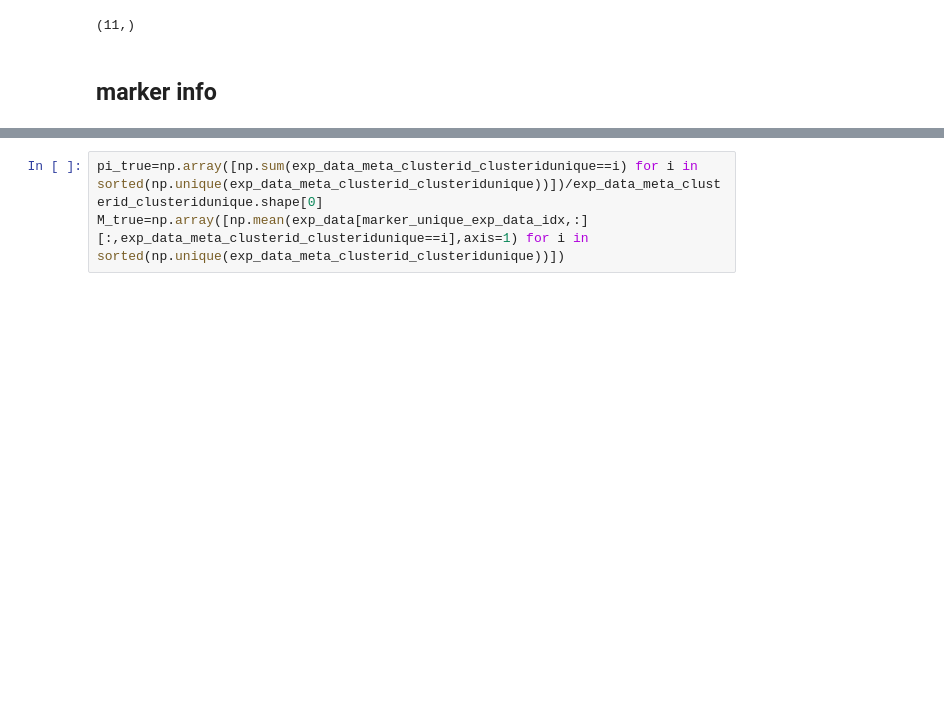
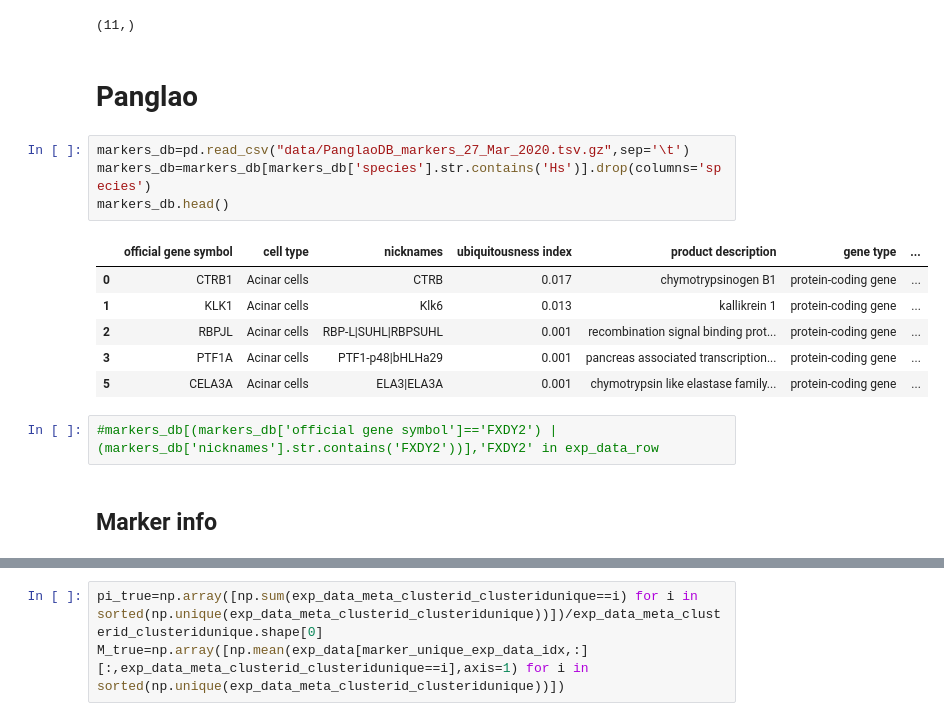
Before and after one commit to ch6845/dynamic-cell-classifier, a Jupyter notebook: 3_DCC.ipynb, the cells around one changed output, grey strips where cells are left out. Cells and saved outputs as stored; diff of their text form; blank space fills up the shorter version.

```diff
--- a/3_DCC.ipynb
+++ b/3_DCC.ipynb
@@ -63,6 +63,21 @@ clusterid_to_clustername[1]=clusterid_to_clustername[1].str.replace(' ','_')
 len(clusterid_to_clustername[1].unique()),
 # %% [output]
 (11,)
+# %% [markdown]
+# Panglao
+# %%
+markers_db=pd.read_csv("data/PanglaoDB_markers_27_Mar_2020.tsv.gz",sep='\t')
+markers_db=markers_db[markers_db['species'].str.contains('Hs')].drop(columns='species')
+markers_db.head()
+# %% [output]
+|  | official gene symbol | cell type | nicknames | ubiquitousness index | product description | gene type | ... |
+| 0 | CTRB1 | Acinar cells | CTRB | 0.017 | chymotrypsinogen B1 | protein-coding gene | ... |
+| 1 | KLK1 | Acinar cells | Klk6 | 0.013 | kallikrein 1 | protein-coding gene | ... |
+| 2 | RBPJL | Acinar cells | RBP-L|SUHL|RBPSUHL | 0.001 | recombination signal binding prot... | protein-coding gene | ... |
+| 3 | PTF1A | Acinar cells | PTF1-p48|bHLHa29 | 0.001 | pancreas associated transcription... | protein-coding gene | ... |
+| 5 | CELA3A | Acinar cells | ELA3|ELA3A | 0.001 | chymotrypsin like elastase family... | protein-coding gene | ... |
+# %%
+#markers_db[(markers_db['official gene symbol']=='FXDY2') |(markers_db['nicknames'].str.contains('FXDY2'))],'FXDY2' in exp_data_row
 # %% [markdown]
-## marker info
+## Marker info
 # %%
```
Also changed, not shown: parts of 17 cells of this notebook, 1 other file.
